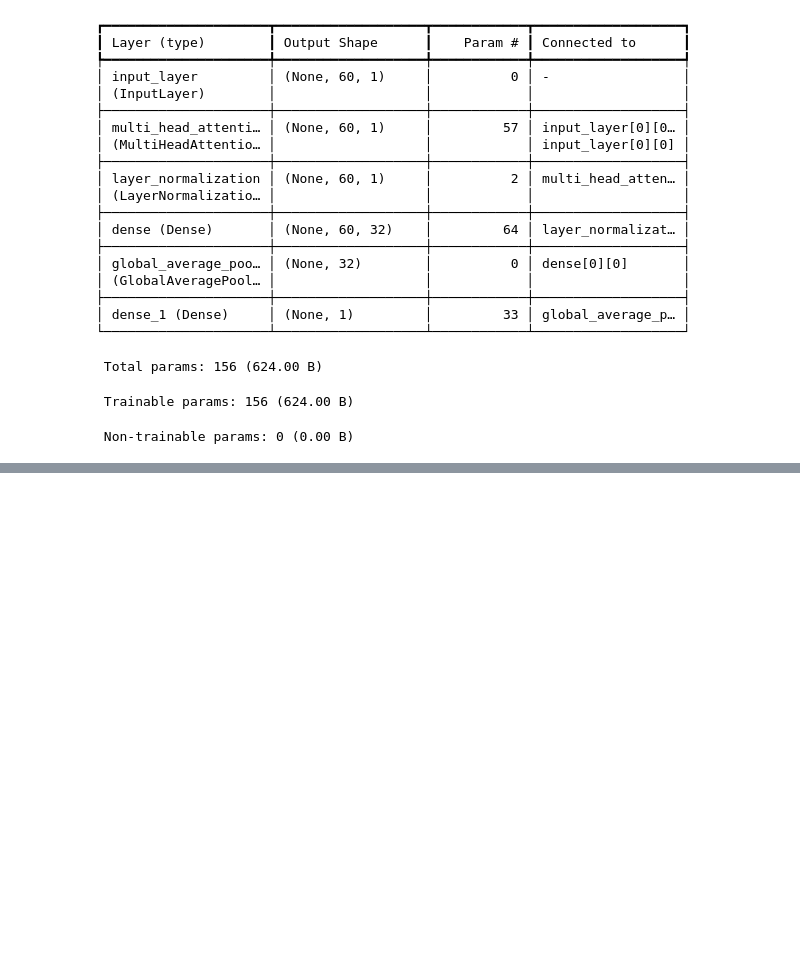
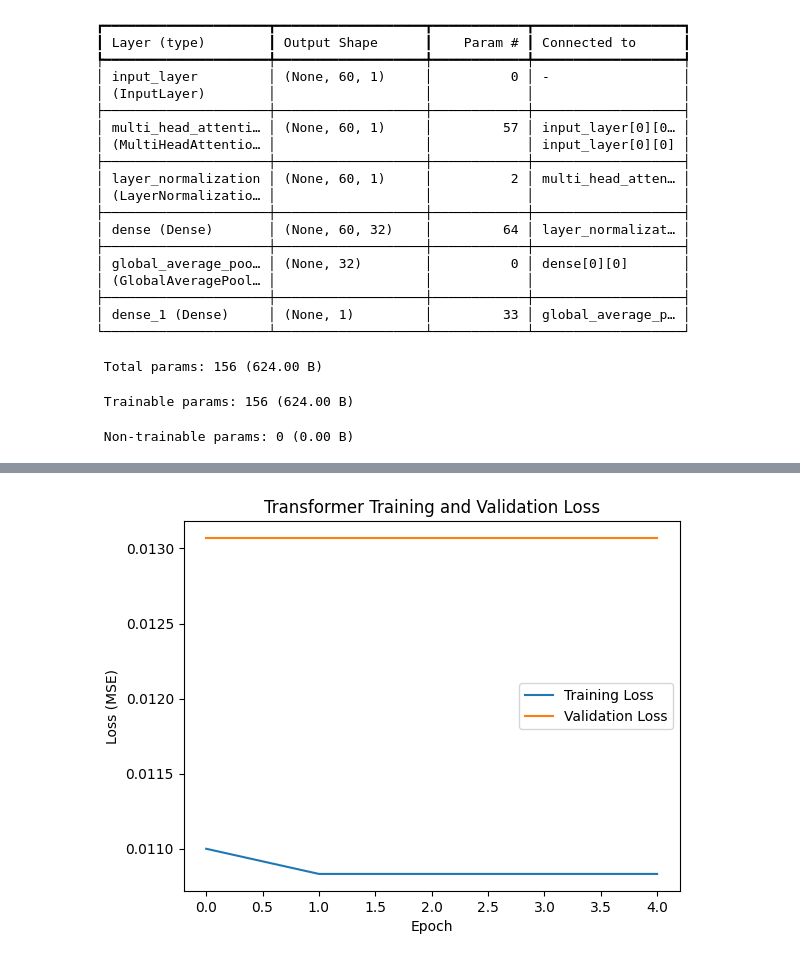
Before and after one commit to AbhishekShah272002/Deep-Learning-and-NLP, a Jupyter notebook: Transformer_Based_Household_Power_Consumption_Forecasting.ipynb, the cells around one changed output, grey strips where cells are left out. Saved outputs shown, nothing was run; the diff lists cells and outputs as text; code cells hidden in the pictures; blank space fills up the shorter version.

```diff
--- a/Transformer_Based_Household_Power_Consumption_Forecasting.ipynb
+++ b/Transformer_Based_Household_Power_Consumption_Forecasting.ipynb
@@ -322,3 +322,19 @@ Model: "functional"
  Total params: 156 (624.00 B)
  Trainable params: 156 (624.00 B)
  Non-trainable params: 0 (0.00 B)
+# %%
+model_transformer.compile(
+    optimizer=Adam(learning_rate=0.001),
+    loss='mean_squared_error', # Mean Squared Error (MSE) as the loss function.
+    metrics=['mae'] # MAE tells us the average absolute difference between actual and predicted values.
+)
+# %%
+history_transformer = model_transformer.fit(
+    X_train,
+    y_train,
+    epochs=5,
+    batch_size=32,
+    validation_split=0.20,
+    shuffle=False,
+    verbose=1
+)
@@ -324,0 +352,11 @@ Model: "functional"
+# %%
+plt.plot(history_transformer.history['loss'], label='Training Loss')
+plt.plot(history_transformer.history['val_loss'], label='Validation Loss')
+
+plt.xlabel('Epoch')
+plt.ylabel('Loss (MSE)')
+plt.title('Transformer Training and Validation Loss')
+plt.legend()
+plt.show()
+# %% [output]
+[figure, added]
```
Also changed, not shown: parts of 1 cell of this notebook.
